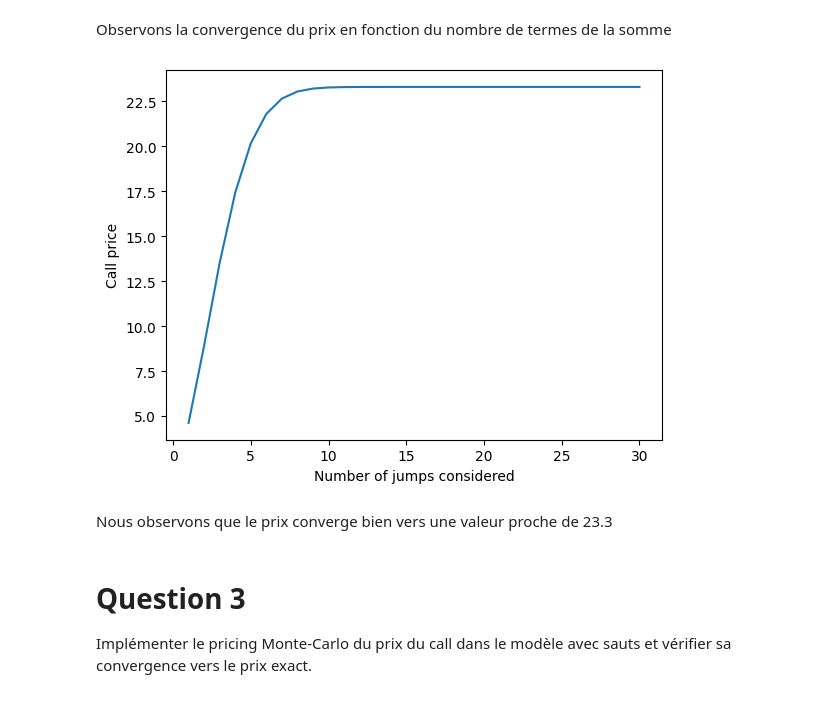
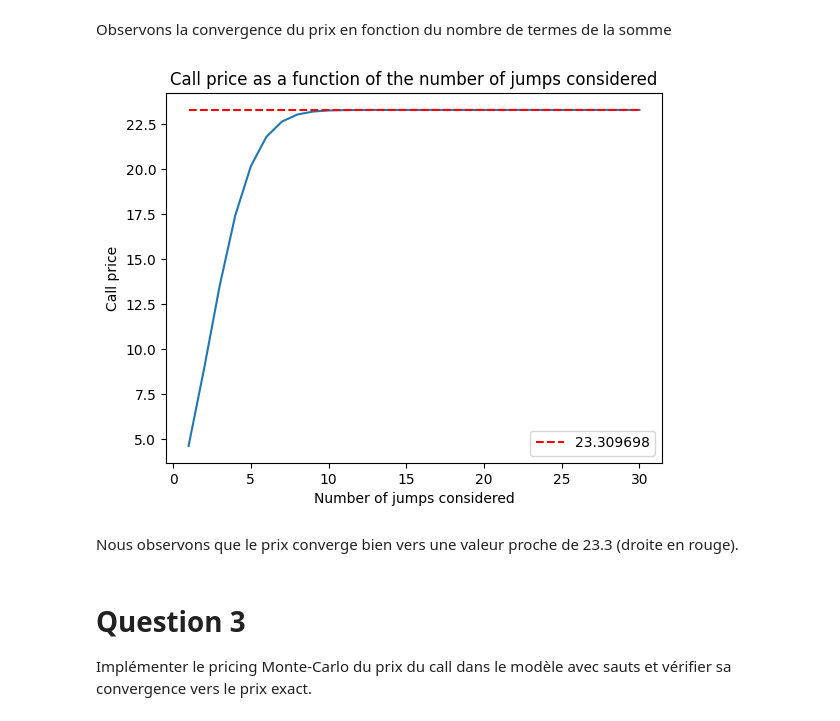
Before and after one commit to kerrianlc/stochastic-proc-fin, a Jupyter notebook: MSF-QVI-LC-M.ipynb, the cells around one changed output. Drawn from its saved outputs; the diff is of its cells as text; code cells hidden in the pictures.

```diff
--- a/MSF-QVI-LC-M.ipynb
+++ b/MSF-QVI-LC-M.ipynb
@@ -164,15 +216,32 @@ Observons la convergence du prix en fonction du nombre de termes de la somme
 # %%
 call_prices = []
 for n in range(1, 31):
-    call_prices.append(call_jd_model_price(S0=S0, r=r, sigma=sigma, K=K, T=T, lmbda_t=lmbda_t, mu_J=mu_J, sigma_J=sigma_J, N=n)[0])
+    call_prices.append(
+        call_jd_model_price(
+            S0=S0,
+            r=r,
+            sigma=sigma,
+            K=K,
+            T=T,
+            lmbda_t=lmbda_t,
+            mu_J=mu_J,
+            sigma_J=sigma_J,
+            N=n,
+        )
+    )
 plt.plot(range(1, 31), call_prices)
+plt.hlines(
+    call_price, 1, 30, color="red", linestyles="dashed", label=f"asymptotic call price={call_price:2f}"
+)
+plt.title("Call price as a function of the number of jumps considered")
 plt.xlabel("Number of jumps considered")
 plt.ylabel("Call price")
+plt.legend()
 plt.show()
 # %% [output]
-[figure, old version]
+[figure, new version]
 # %% [markdown]
-Nous observons que le prix converge bien vers une valeur proche de 23.3
+Nous observons que le prix converge bien vers une valeur proche de 23.3 (droite en rouge).
 # %% [markdown]
 # **Question 3**
 
```
Also changed, not shown: parts of 5 cells of this notebook.
